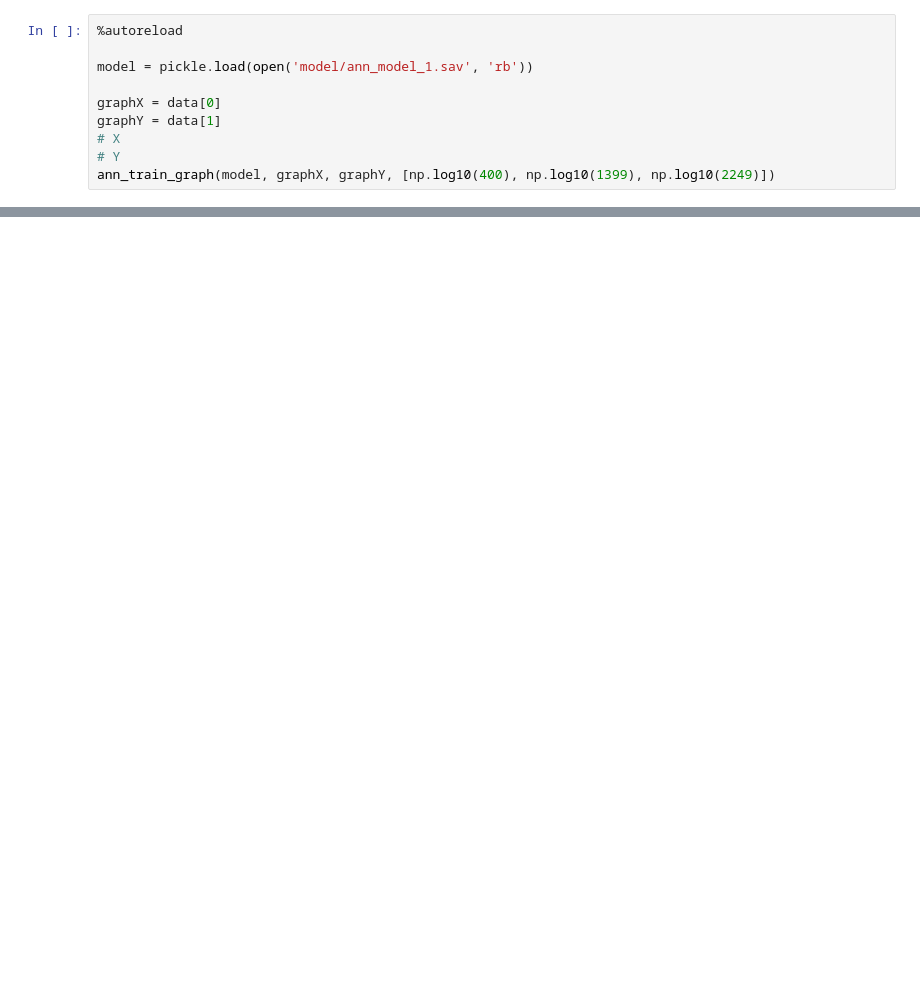
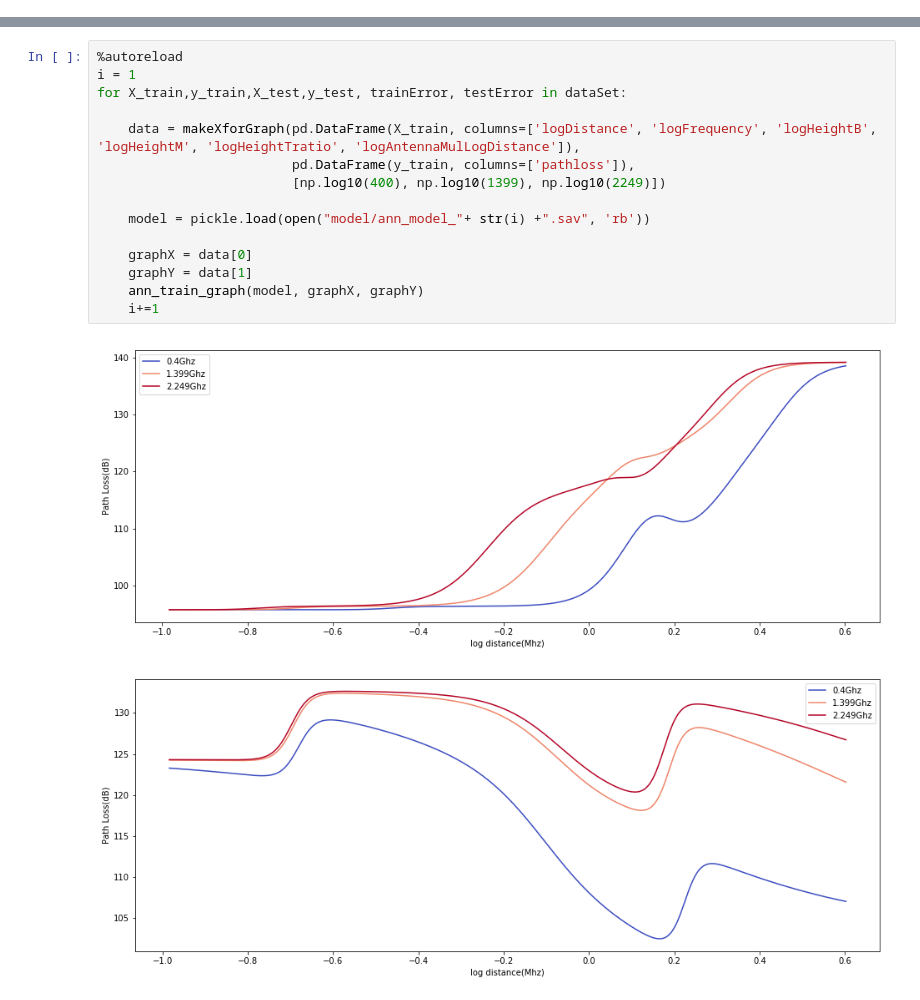
Before and after one commit to chanship72/pathloss, a Jupyter notebook: EquationModeling/EquationModeling_ANN.ipynb, the cells around one changed output, grey strips where cells are left out. Saved outputs shown, nothing was run; the diff lists cells and outputs as text; blank space fills up the shorter version.

Commit message:
add EquationModeling project

```diff
--- a/EquationModeling/EquationModeling_ANN.ipynb
+++ b/EquationModeling/EquationModeling_ANN.ipynb
@@ -59,10 +81,0 @@ data = makeXforGraph(X, Y, [np.log10(400), np.log10(1399), np.log10(2249)])
-# %%
-%autoreload
-
-model = pickle.load(open('model/ann_model_1.sav', 'rb'))
-
-graphX = data[0]
-graphY = data[1]
-# X
-# Y
-ann_train_graph(model, graphX, graphY, [np.log10(400), np.log10(1399), np.log10(2249)])
@@ -100,0 +136,18 @@ intercept: 42.83738118237736
+# %%
+%autoreload
+i = 1
+for X_train,y_train,X_test,y_test, trainError, testError in dataSet:
+
+    data = makeXforGraph(pd.DataFrame(X_train, columns=['logDistance', 'logFrequency', 'logHeightB', 'logHeightM', 'logHeightTratio', 'logAntennaMulLogDistance']),
+                         pd.DataFrame(y_train, columns=['pathloss']),
+                         [np.log10(400), np.log10(1399), np.log10(2249)])
+
+    model = pickle.load(open("model/ann_model_"+ str(i) +".sav", 'rb'))
+
+    graphX = data[0]
+    graphY = data[1]
+    ann_train_graph(model, graphX, graphY)
+    i+=1
+# %% [output]
+[figure, added]
+[figure, added]
```
Also changed, not shown: parts of 9 cells of this notebook, 1 other file.
